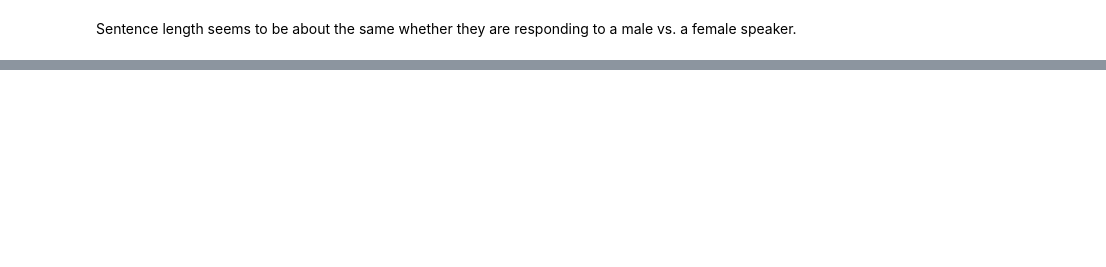
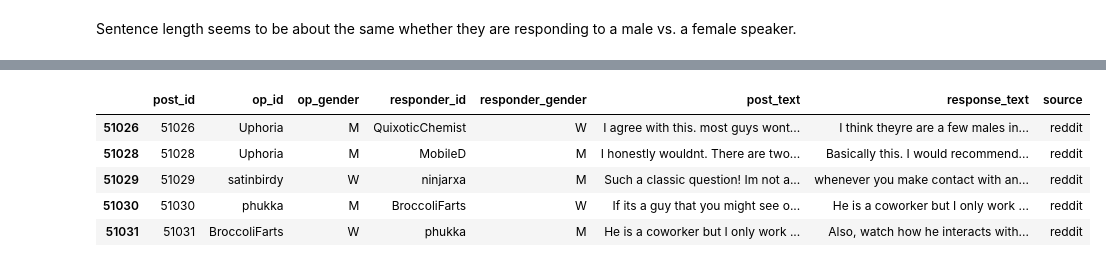
Before and after one commit to Data-Science-for-Linguists-2019/Gendered-Interaction-Online, a Jupyter notebook: main_analysis.ipynb, the cells around one changed output, grey strips where cells are left out. Cells and saved outputs as stored; diff of their text form; code cells hidden in the pictures; blank space fills up the shorter version.

```diff
--- a/main_analysis.ipynb
+++ b/main_analysis.ipynb
@@ -1159,0 +1183,5 @@ And once again, the google k-band doesn't really differ between genders.
+# %%
+# getting rid of when we don't know responder's gender
+# want op gender to be visible so we know the responder is aware of what gender they are replying to
+reddit_gender_visible = reddit_df[(reddit_df.responder_gender != '') & (reddit_df.op_gender_visible == True)]
+reddit_gender_visible.info()
@@ -1159,0 +1218,11 @@ And once again, the google k-band doesn't really differ between genders.
+# %%
+reddit_gender_visible = reddit_gender_visible.drop(labels=['subreddit','op_gender_visible','responder_gender_visible'], axis=1)
+reddit_gender_visible['source'] = 'reddit'
+reddit_gender_visible.head()
+# %% [output]
+|  | post_id | op_id | op_gender | responder_id | responder_gender | post_text | response_text | source |
+| 51026 | 51026 | Uphoria | M | QuixoticChemist | W | I agree with this. most guys wont... | I think theyre are a few males in... | reddit |
+| 51028 | 51028 | Uphoria | M | MobileD | M | I honestly wouldnt. There are two... | Basically this. I would recommend... | reddit |
+| 51029 | 51029 | satinbirdy | W | ninjarxa | M | Such a classic question! Im not a... | whenever you make contact with an... | reddit |
+| 51030 | 51030 | phukka | M | BroccoliFarts | W | If its a guy that you might see o... | He is a coworker but I only work ... | reddit |
+| 51031 | 51031 | BroccoliFarts | W | phukka | M | He is a coworker but I only work ... | Also, watch how he interacts with... | reddit |
```
Also changed, not shown: parts of 59 cells of this notebook.
